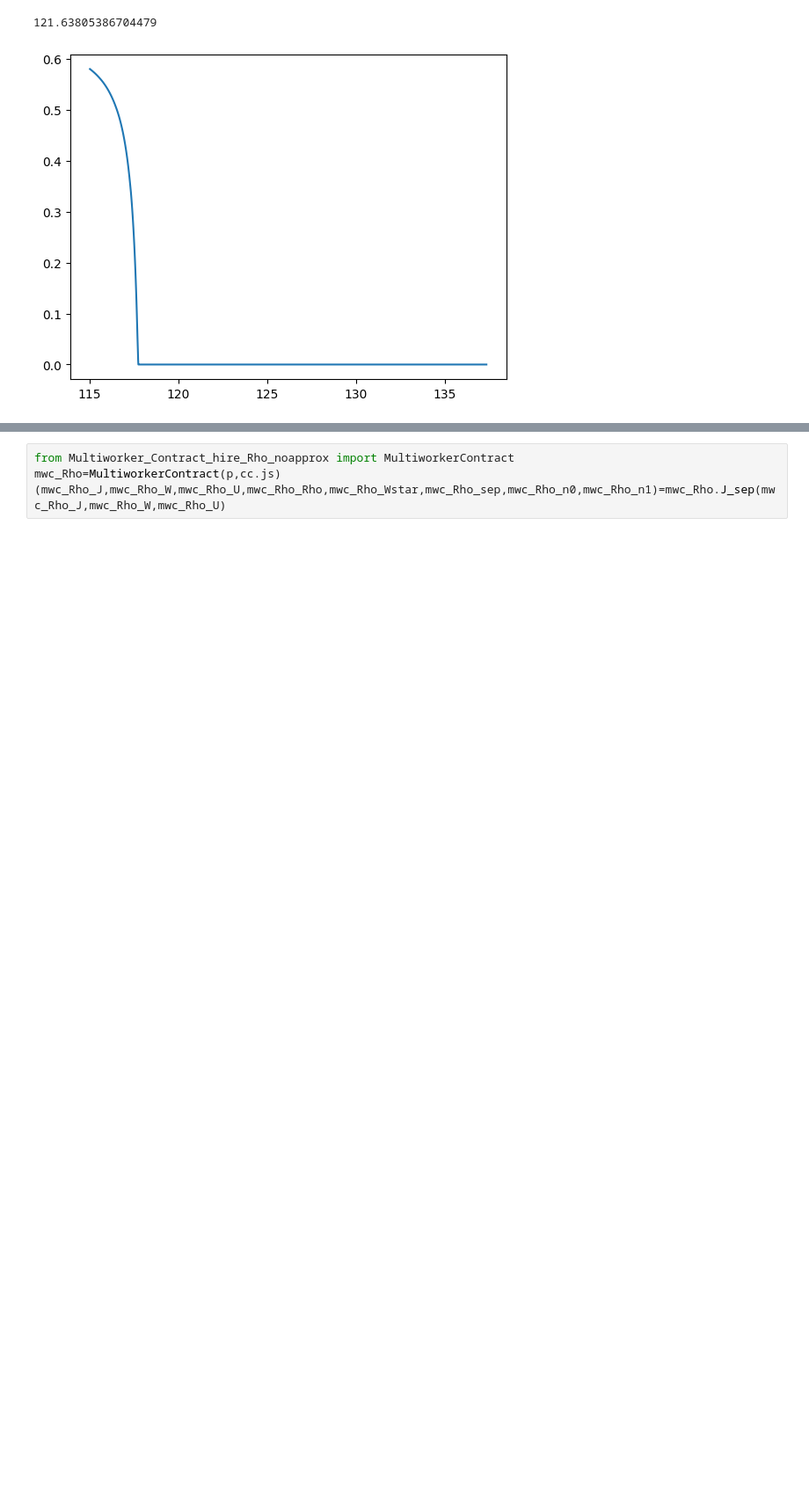
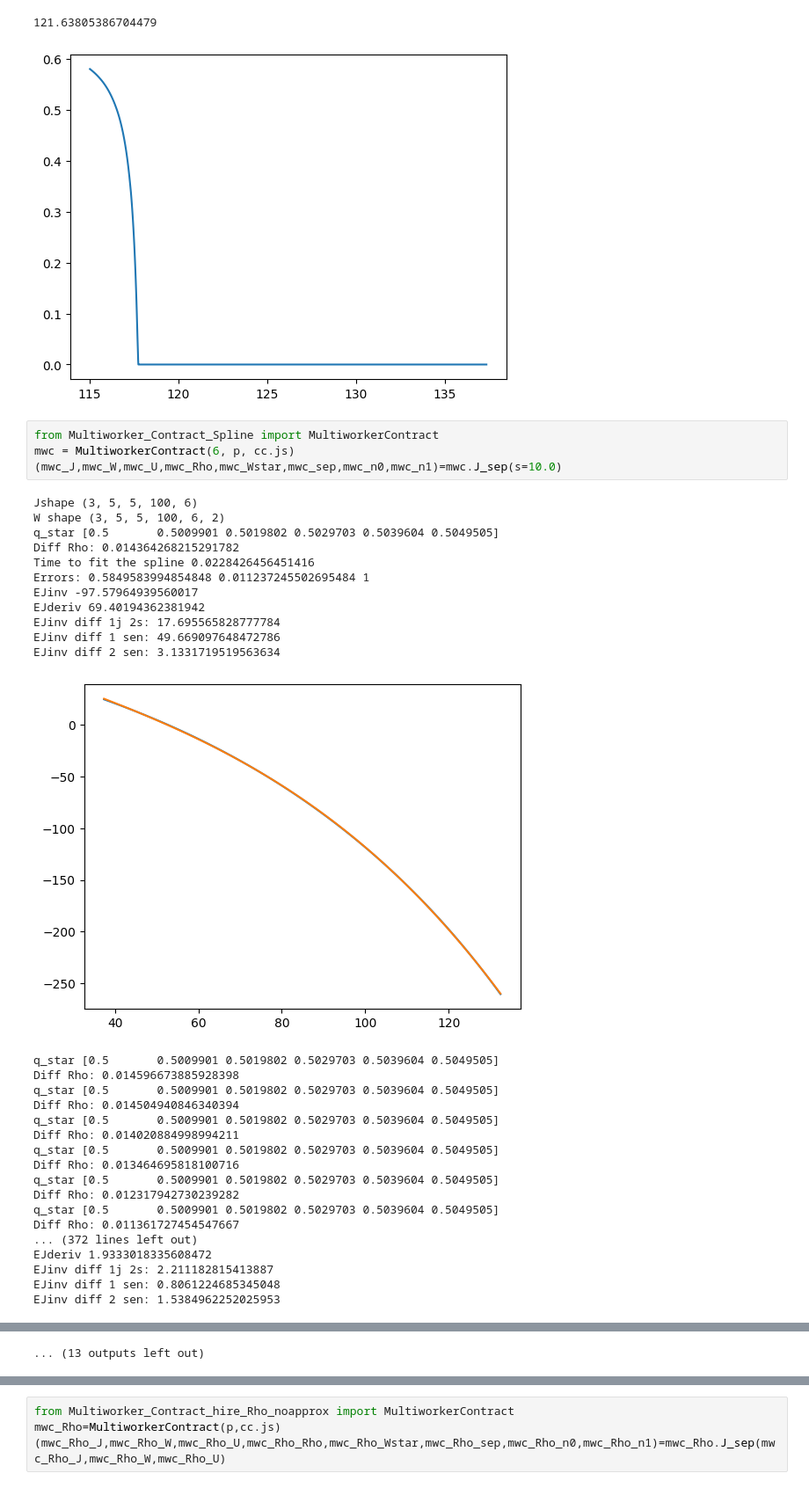
Before and after one commit to zalandru/Dynamic-Contracting-Multi-worker-Firm, a Jupyter notebook: Multiworker_wage_2steps/Trying out Tasmanian.ipynb, the cells around one changed output, grey strips where cells are left out. Shown: that part at 88% size. Saved outputs shown, nothing was run; the diff lists cells and outputs as text; blank space fills up the shorter version.

```diff
--- a/Multiworker_wage_2steps/Trying out Tasmanian.ipynb
+++ b/Multiworker_wage_2steps/Trying out Tasmanian.ipynb
@@ -54,3 +44,37 @@ cc=ContinuousContract(p)
 # %% [output]
 121.63805386704479
 [figure]
+# %%
+from Multiworker_Contract_Spline import MultiworkerContract
+mwc = MultiworkerContract(6, p, cc.js)
+(mwc_J,mwc_W,mwc_U,mwc_Rho,mwc_Wstar,mwc_sep,mwc_n0,mwc_n1)=mwc.J_sep(s=10.0)
+# %% [output]
+Jshape (3, 5, 5, 100, 6)
+W shape (3, 5, 5, 100, 6, 2)
+q_star [0.5       0.5009901 0.5019802 0.5029703 0.5039604 0.5049505]
+Diff Rho: 0.014364268215291782
+Time to fit the spline 0.0228426456451416
+Errors: 0.5849583994854848 0.011237245502695484 1
+EJinv -97.57964939560017
+EJderiv 69.40194362381942
+EJinv diff 1j 2s: 17.695565828777784
+EJinv diff 1 sen: 49.669097648472786
+EJinv diff 2 sen: 3.1331719519563634
+[figure, added]
+q_star [0.5       0.5009901 0.5019802 0.5029703 0.5039604 0.5049505]
+Diff Rho: 0.014596673885928398
+q_star [0.5       0.5009901 0.5019802 0.5029703 0.5039604 0.5049505]
+Diff Rho: 0.014504940846340394
+q_star [0.5       0.5009901 0.5019802 0.5029703 0.5039604 0.5049505]
+Diff Rho: 0.014020884998994211
+q_star [0.5       0.5009901 0.5019802 0.5029703 0.5039604 0.5049505]
+Diff Rho: 0.013464695818100716
+q_star [0.5       0.5009901 0.5019802 0.5029703 0.5039604 0.5049505]
+Diff Rho: 0.012317942730239282
+q_star [0.5       0.5009901 0.5019802 0.5029703 0.5039604 0.5049505]
+Diff Rho: 0.011361727454547667
+... (372 lines left out)
+EJderiv 1.9333018335608472
+EJinv diff 1j 2s: 2.211182815413887
+EJinv diff 1 sen: 0.8061224685345048
+EJinv diff 2 sen: 1.5384962252025953
@@ -56,0 +154 @@ cc=ContinuousContract(p)
+... (13 outputs left out)
```
Also changed, not shown: parts of 13 cells of this notebook, 6 other files.
